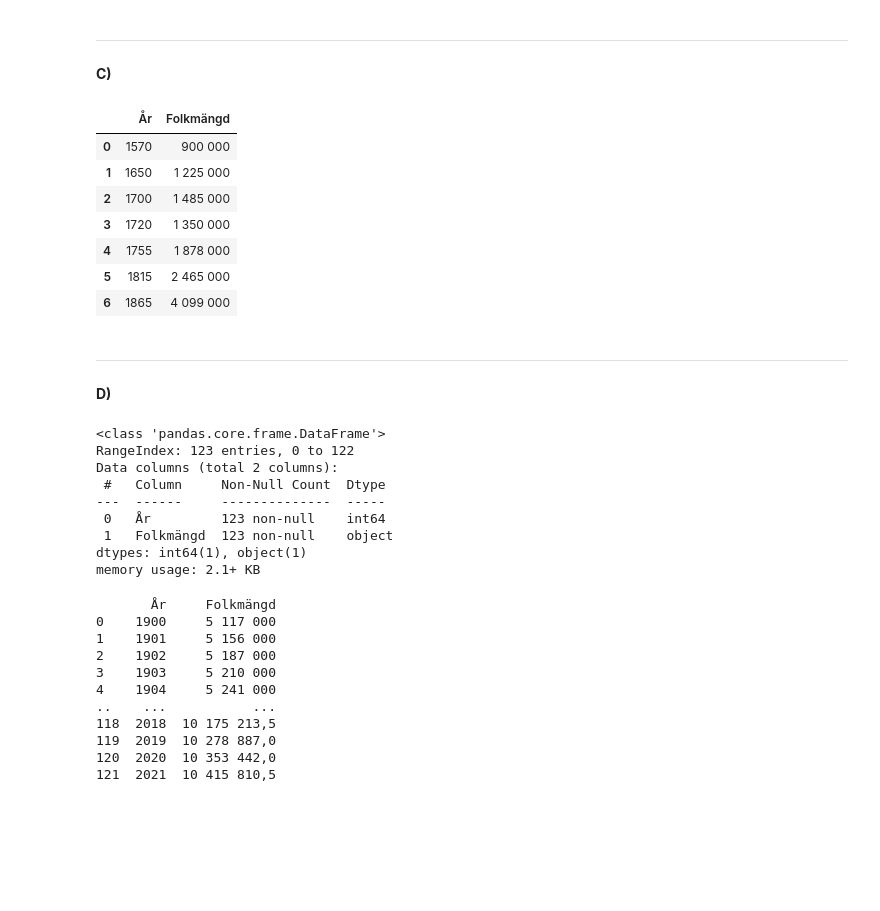
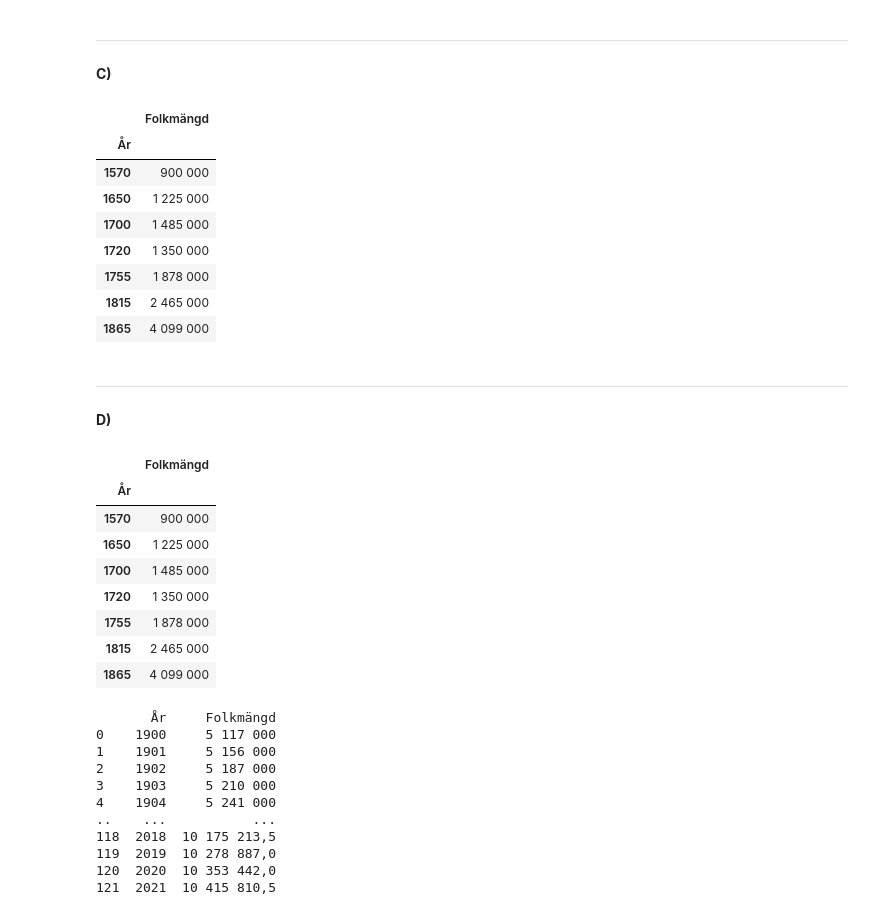
Before and after one commit to Jonaxor/Databehandling-AI24, a Jupyter notebook: Jones/E3_merging.ipynb, the cells around one changed output. Cells and saved outputs as stored; diff of their text form; code cells hidden in the pictures; blank space fills up the shorter version.

```diff
--- a/Jones/E3_merging.ipynb
+++ b/Jones/E3_merging.ipynb
@@ -61,36 +49,39 @@ df_1b
 # %%
 df_1c = se_demo_df[1]
 df_1c2 = pd.DataFrame()
 df_1c2["År"] = df_1c["Vid utgången av år"][0:7]
 df_1c2["Folkmängd"] = df_1c["Folkmängd"][0:7]
 
-df_1c2 = df_1c2.reset_index(drop=True)
+df_1c2 = df_1c2.set_index("År")
 df_1c2
 # %% [output]
-|  | År | Folkmängd |
-| 0 | 1570 | 900 000 |
-| 1 | 1650 | 1 225 000 |
-| 2 | 1700 | 1 485 000 |
-| 3 | 1720 | 1 350 000 |
-| 4 | 1755 | 1 878 000 |
-| 5 | 1815 | 2 465 000 |
-| 6 | 1865 | 4 099 000 |
+|  | Folkmängd |
+| År |  |
+| 1570 | 900 000 |
+| 1650 | 1 225 000 |
+| 1700 | 1 485 000 |
+| 1720 | 1 350 000 |
+| 1755 | 1 878 000 |
+| 1815 | 2 465 000 |
+| 1865 | 4 099 000 |
 # %% [markdown]
 ---
 **D)**
-# %%
-#df_1c2_clean.info()
-df_1b_clean.info()
-# %% [output]
-<class 'pandas.core.frame.DataFrame'>
-RangeIndex: 123 entries, 0 to 122
-Data columns (total 2 columns):
- #   Column     Non-Null Count  Dtype
----  ------     --------------  -----
- 0   År         123 non-null    int64
- 1   Folkmängd  123 non-null    object
-dtypes: int64(1), object(1)
-memory usage: 2.1+ KB
+# %%
+df_1c2
+#df_1b_clean = df_1b.set_index("År")
+#df_1d = df_1b_clean.merge(df_1c2_clean,on="År")
+#df_1d
+# %% [output]
+|  | Folkmängd |
+| År |  |
+| 1570 | 900 000 |
+| 1650 | 1 225 000 |
+| 1700 | 1 485 000 |
+| 1720 | 1 350 000 |
+| 1755 | 1 878 000 |
+| 1815 | 2 465 000 |
+| 1865 | 4 099 000 |
 # %%
 
 df_1b
```
Also changed, not shown: parts of 2 cells of this notebook, 2 other files.
